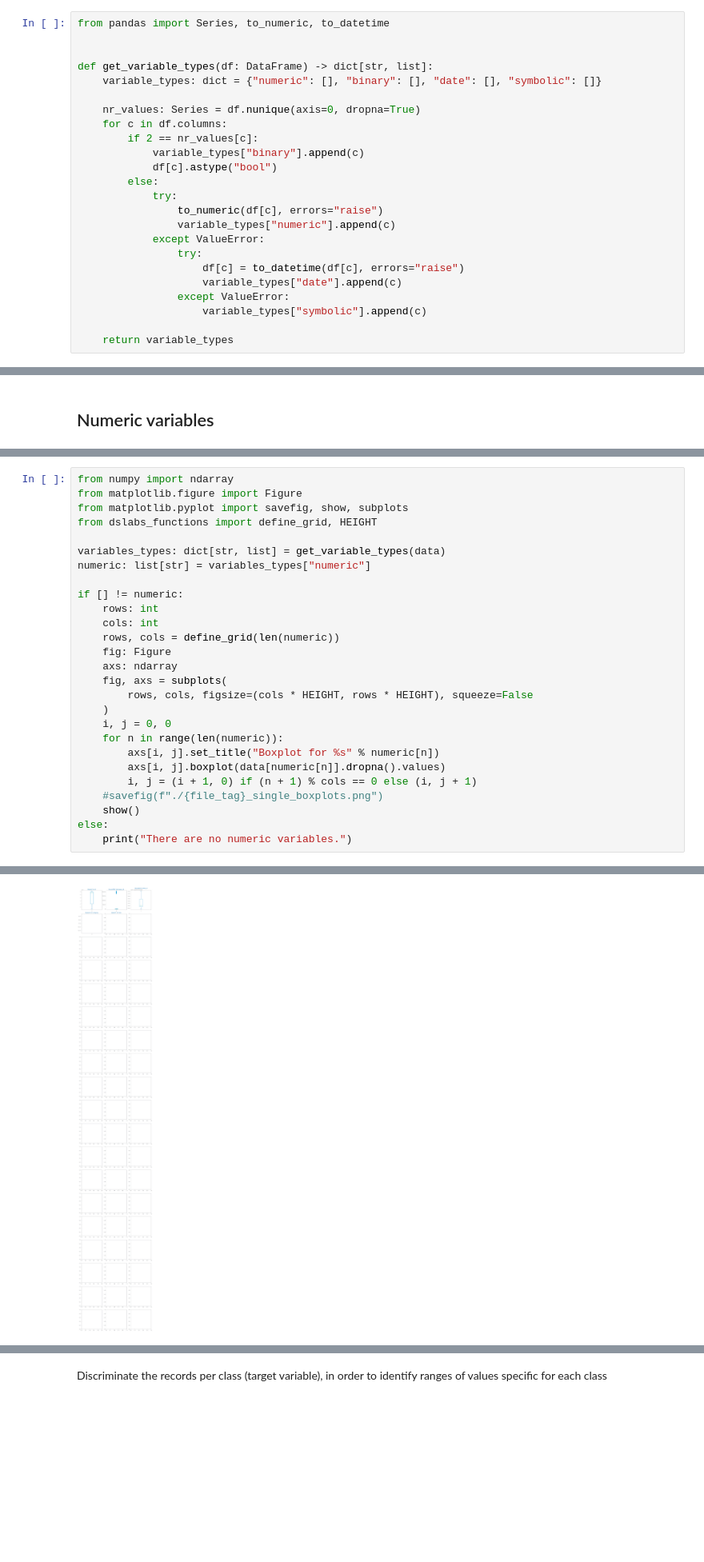
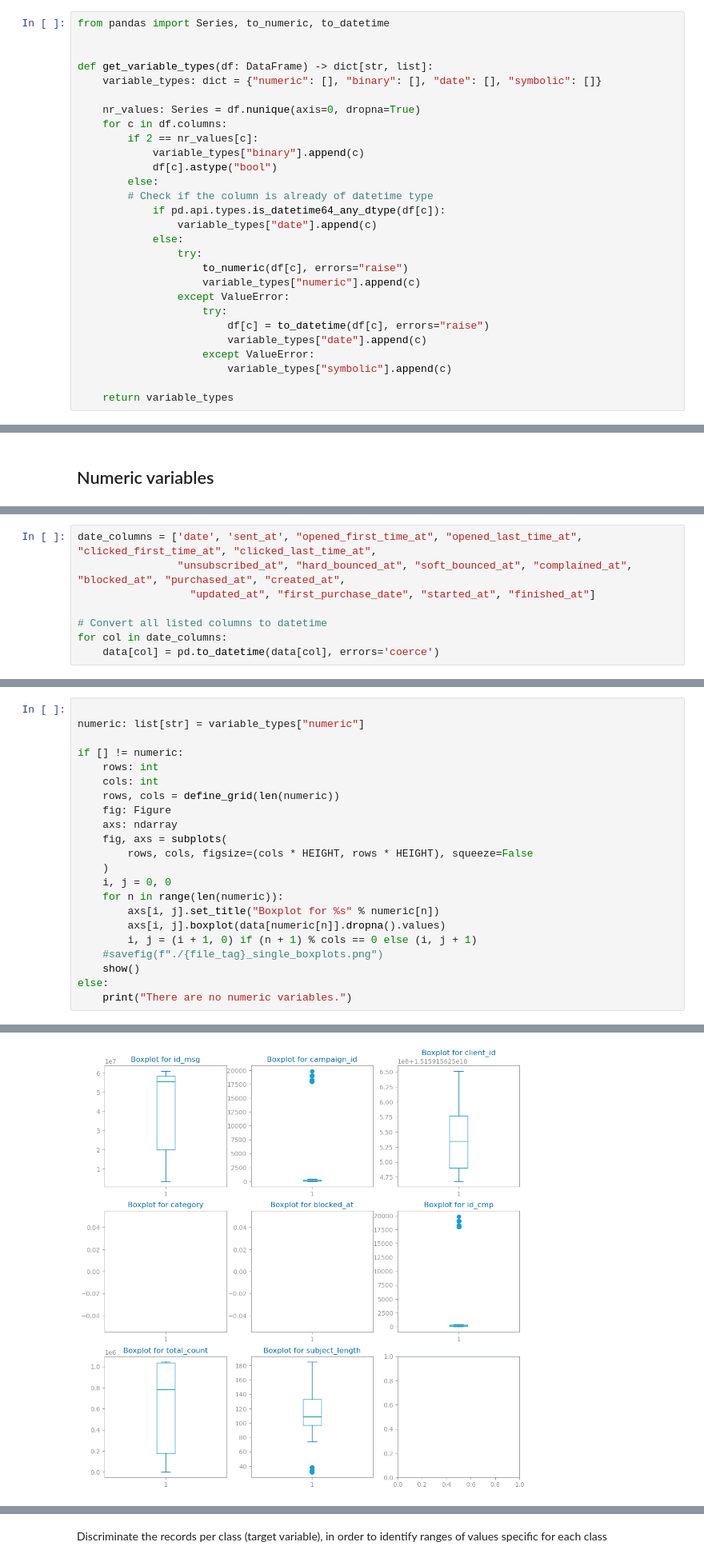
Before and after one commit to jvanalytics/ist_dash_2024_rec, a Jupyter notebook: notebooks/ecom_msg/1_data_profiling.ipynb, the cells around one changed output, grey strips where cells are left out. Shown at 80% size. Saved outputs shown, nothing was run; the diff lists cells and outputs as text; blank space fills up the shorter version.

Commit message:
finished data profiling+started data prep

```diff
--- a/notebooks/ecom_msg/1_data_profiling.ipynb
+++ b/notebooks/ecom_msg/1_data_profiling.ipynb
@@ -194,15 +194,19 @@ def get_variable_types(df: DataFrame) -> dict[str, list]:
             variable_types["binary"].append(c)
             df[c].astype("bool")
         else:
-            try:
-                to_numeric(df[c], errors="raise")
-                variable_types["numeric"].append(c)
-            except ValueError:
+        # Check if the column is already of datetime type
+            if pd.api.types.is_datetime64_any_dtype(df[c]):
+                variable_types["date"].append(c)
+            else:
                 try:
-                    df[c] = to_datetime(df[c], errors="raise")
-                    variable_types["date"].append(c)
+                    to_numeric(df[c], errors="raise")
+                    variable_types["numeric"].append(c)
                 except ValueError:
-                    variable_types["symbolic"].append(c)
+                    try:
+                        df[c] = to_datetime(df[c], errors="raise")
+                        variable_types["date"].append(c)
+                    except ValueError:
+                        variable_types["symbolic"].append(c)
 
     return variable_types
 # %%
@@ -267,0 +295,8 @@ print("\tFreq: ", summary5[var]["freq"])
+# %%
+date_columns = ['date', 'sent_at', "opened_first_time_at", "opened_last_time_at", "clicked_first_time_at", "clicked_last_time_at",
+                "unsubscribed_at", "hard_bounced_at", "soft_bounced_at", "complained_at", "blocked_at", "purchased_at", "created_at",
+                  "updated_at", "first_purchase_date", "started_at", "finished_at"]
+
+# Convert all listed columns to datetime
+for col in date_columns:
+    data[col] = pd.to_datetime(data[col], errors='coerce')
@@ -268,11 +305,6 @@ print("\tFreq: ", summary5[var]["freq"])
 # %%
-from numpy import ndarray
-from matplotlib.figure import Figure
-from matplotlib.pyplot import savefig, show, subplots
-from dslabs_functions import define_grid, HEIGHT
 
-variables_types: dict[str, list] = get_variable_types(data)
-numeric: list[str] = variables_types["numeric"]
+numeric: list[str] = variable_types["numeric"]
 
 if [] != numeric:
     rows: int
@@ -297 +328 @@ UFuncTypeError: ufunc 'add' cannot use operands with types dtype('<M8[ns]') and
-[figure, old version]
+[figure, new version]
```
Also changed, not shown: parts of 17 cells of this notebook, 3 other files.
